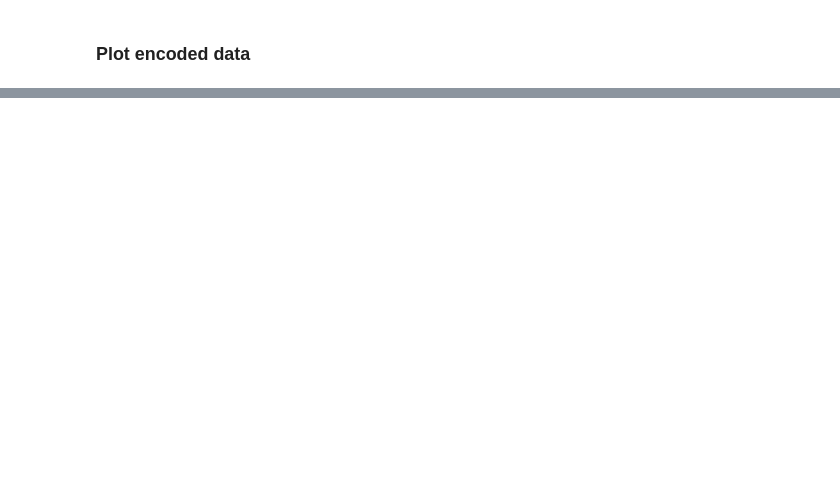
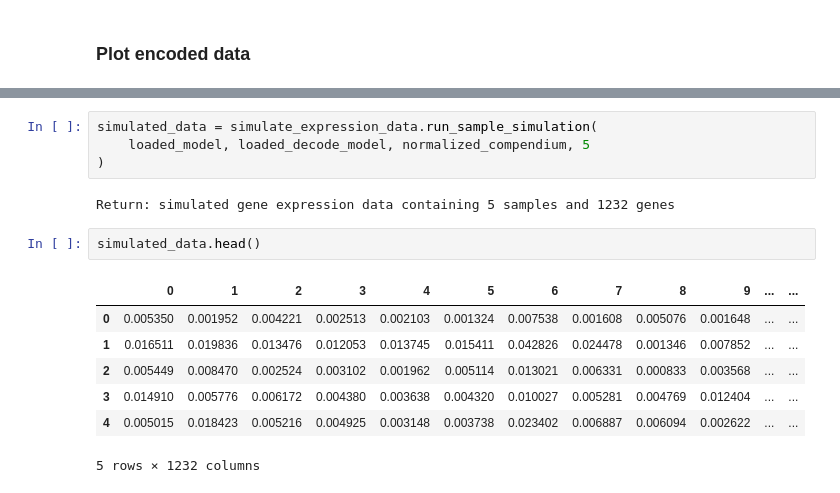
Before and after one commit to greenelab/common-microbes, a Jupyter notebook: test_vae_training/2_check_trained_model.ipynb, the cells around one changed output, grey strips where cells are left out. Saved outputs shown, nothing was run; the diff lists cells and outputs as text; blank space fills up the shorter version.

Commit message:
examine simulated damples

```diff
--- a/test_vae_training/2_check_trained_model.ipynb
+++ b/test_vae_training/2_check_trained_model.ipynb
@@ -178,0 +195,16 @@ print(fig)
+# %%
+simulated_data = simulate_expression_data.run_sample_simulation(
+    loaded_model, loaded_decode_model, normalized_compendium, 5
+)
+# %% [output]
+Return: simulated gene expression data containing 5 samples and 1232 genes
+# %%
+simulated_data.head()
+# %% [output]
+|  | 0 | 1 | 2 | 3 | 4 | 5 | 6 | 7 | 8 | 9 | ... | ... |
+| 0 | 0.005350 | 0.001952 | 0.004221 | 0.002513 | 0.002103 | 0.001324 | 0.007538 | 0.001608 | 0.005076 | 0.001648 | ... | ... |
+| 1 | 0.016511 | 0.019836 | 0.013476 | 0.012053 | 0.013745 | 0.015411 | 0.042826 | 0.024478 | 0.001346 | 0.007852 | ... | ... |
+| 2 | 0.005449 | 0.008470 | 0.002524 | 0.003102 | 0.001962 | 0.005114 | 0.013021 | 0.006331 | 0.000833 | 0.003568 | ... | ... |
+| 3 | 0.014910 | 0.005776 | 0.006172 | 0.004380 | 0.003638 | 0.004320 | 0.010027 | 0.005281 | 0.004769 | 0.012404 | ... | ... |
+| 4 | 0.005015 | 0.018423 | 0.005216 | 0.004925 | 0.003148 | 0.003738 | 0.023402 | 0.006887 | 0.006094 | 0.002622 | ... | ... |
+5 rows × 1232 columns
```
Also changed, not shown: parts of 13 cells of this notebook, 4 other files.
